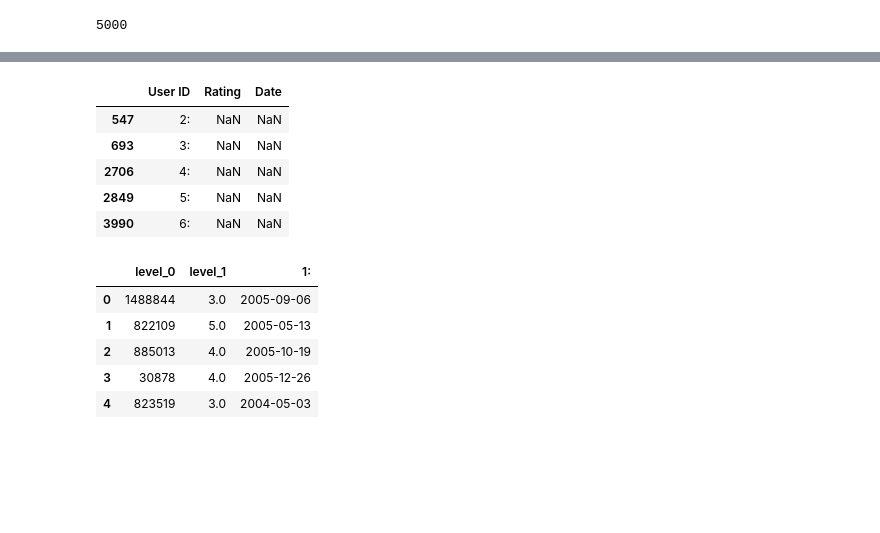
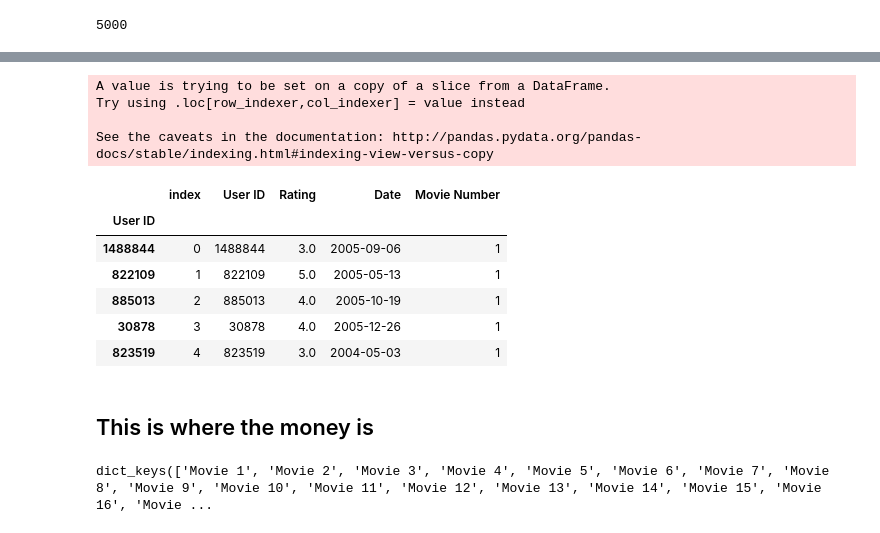
Before and after one commit to akhiljalan/netflix-recsys, a Jupyter notebook: exploratory/wilde-explo.ipynb, the cells around one changed output, grey strips where cells are left out. Drawn from its saved outputs; the diff is of its cells as text; code cells hidden in the pictures; blank space fills up the shorter version.

Commit message:
transformed data into dictionary format by movie

```diff
--- a/exploratory/wilde-explo.ipynb
+++ b/exploratory/wilde-explo.ipynb
@@ -14,7 +22,7 @@ cols = ['User ID', 'Rating', 'Date']
 initial.columns = cols
 # %%
 splitters = []
-for i in range(10000):
+for i in range(17770):
     np.array(splitters.append('{}:'.format(i)))
 # %%
 other = initial
@@ -37,3 +49,5 @@ for i in range(len(indices)):
         split_dfs.append(initial.iloc[i+1:])
     else:
         split_dfs.append(initial.iloc[indices[i]+1:indices[i+1]])
+# %%
+data1.index = data1['User ID']
@@ -49,18 +78,0 @@ KeyboardInterrupt:
-# %%
-initial.iloc[indices]
-# %% [output]
-|  | User ID | Rating | Date |
-| 547 | 2: | NaN | NaN |
-| 693 | 3: | NaN | NaN |
-| 2706 | 4: | NaN | NaN |
-| 2849 | 5: | NaN | NaN |
-| 3990 | 6: | NaN | NaN |
-# %%
-initial.head()
-# %% [output]
-|  | level_0 | level_1 | 1: |
-| 0 | 1488844 | 3.0 | 2005-09-06 |
-| 1 | 822109 | 5.0 | 2005-05-13 |
-| 2 | 885013 | 4.0 | 2005-10-19 |
-| 3 | 30878 | 4.0 | 2005-12-26 |
-| 4 | 823519 | 3.0 | 2004-05-03 |
@@ -69,0 +79,57 @@ for index in data1.index:
+# %%
+def get_split_values(df, splitters):
+    split_locs = []
+    for i in range(len(df)):
+        if df['User ID'].iloc[i] in splitters:
+            split_locs.append(i)
+    return split_locs
+
+def movie_into_df(df, split_locs):
+    for row_idx in range(len(df)):
+        for i in range(len(split_locs)):
+            if i == 0:
+                if row_idx < split_locs[i]:
+                    return i+1
+            elif i == len(split_locs)-1:
+                if row_idx > split_locs[i]:
+                    return i+l
+            else:
+                if split_locs[i] < row_idx < split_locs[i+1]:
+                    return i+1
+
+def send_data_to_dict(df, idx):
+    data_dict = {}
+    for i in range(len(idx)):
+        if i == 0:
+            data_dict['Movie {}'.format(i+1)] = df.iloc[:idx[i]]
+        elif i == len(idx)-1:
+            data_dict['Movie {}'.format(i+1)] = df.iloc[idx[i]:]
+        else:
+            data_dict['Movie {}'.format(i+1)] = df.iloc[idx[i]+1:idx[i+1]]
+    return data_dict
+# df.index.get_loc[row.name]
+# %%
+test_amount = data1[:1000]
+test_amount['Movie Number'] = movie_into_df(test_amount, split_vals)
+test_amount.head()
+## Super inefficient way of mobbing movie number into the df
+# %% [output]
+A value is trying to be set on a copy of a slice from a DataFrame.
+Try using .loc[row_indexer,col_indexer] = value instead
+
+See the caveats in the documentation: http://pandas.pydata.org/pandas-docs/stable/indexing.html#indexing-view-versus-copy
+|  | index | User ID | Rating | Date | Movie Number |
+| User ID |  |  |  |  |  |
+| 1488844 | 0 | 1488844 | 3.0 | 2005-09-06 | 1 |
+| 822109 | 1 | 822109 | 5.0 | 2005-05-13 | 1 |
+| 885013 | 2 | 885013 | 4.0 | 2005-10-19 | 1 |
+| 30878 | 3 | 30878 | 4.0 | 2005-12-26 | 1 |
+| 823519 | 4 | 823519 | 3.0 | 2004-05-03 | 1 |
+# %% [markdown]
+## This is where the money is
+# %%
+data1_splits = data1.loc[splitters[2:5000]].dropna(axis=0,subset=['index'])['index'].astype('int').values
+full_dict = send_data_to_dict(data1, data1_splits)
+full_dict.keys()
+# %% [output]
+dict_keys(['Movie 1', 'Movie 2', 'Movie 3', 'Movie 4', 'Movie 5', 'Movie 6', 'Movie 7', 'Movie 8', 'Movie 9', 'Movie 10', 'Movie 11', 'Movie 12', 'Movie 13', 'Movie 14', 'Movie 15', 'Movie 16', 'Movie ...
```
Also changed, not shown: parts of 12 cells of this notebook.
